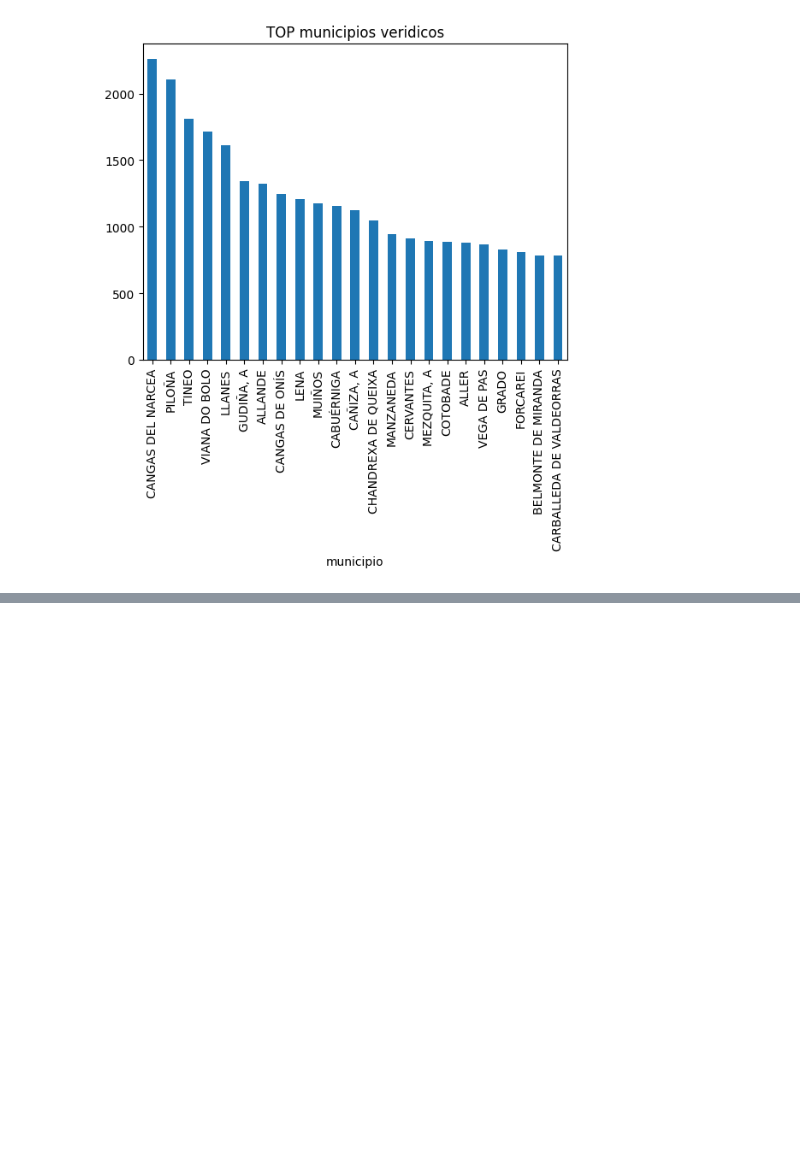
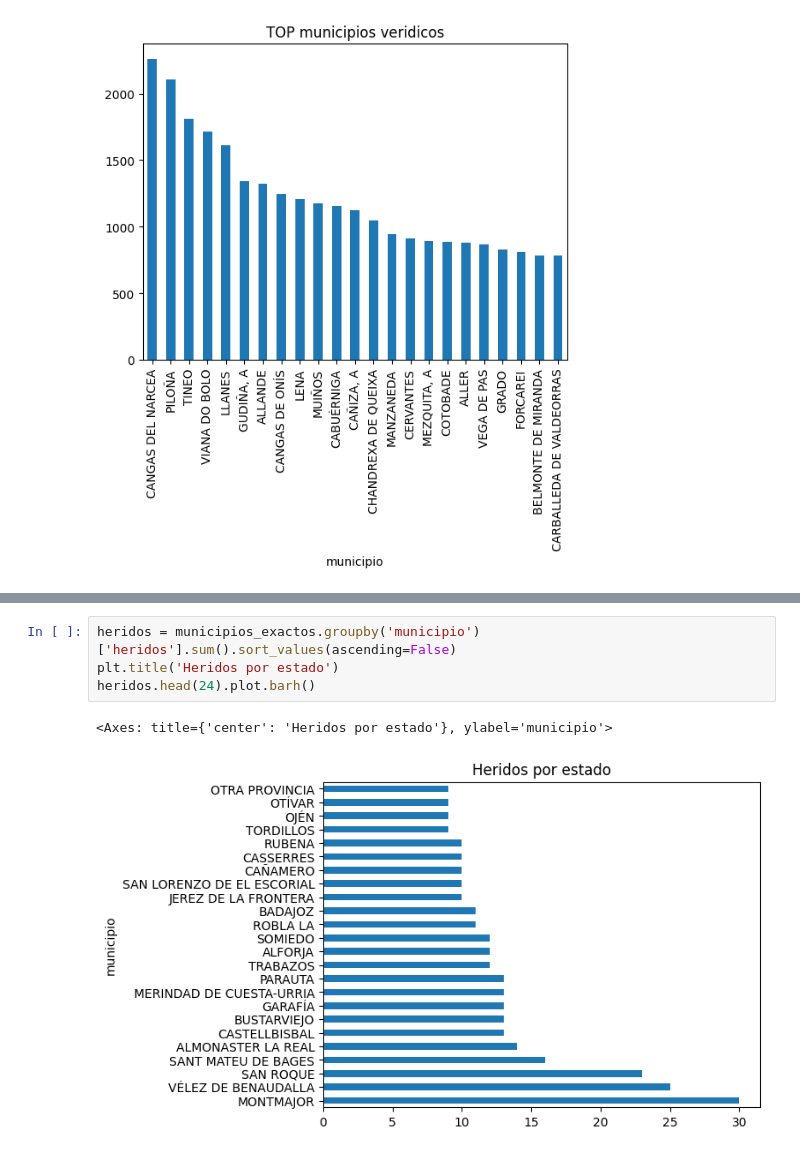
Before and after one commit to cesarvarela1998/Portafolio-personal, a Jupyter notebook: indencios/incendios.ipynb, the cells around one changed output, grey strips where cells are left out. Drawn from its saved outputs; the diff is of its cells as text; blank space fills up the shorter version.

```diff
--- a/indencios/incendios.ipynb
+++ b/indencios/incendios.ipynb
@@ -105,0 +143,7 @@ De acuerdo a la grafica vemos que donde hubo mayor indice de incendio fue entre
+# %%
+heridos = municipios_exactos.groupby('municipio')['heridos'].sum().sort_values(ascending=False)
+plt.title('Heridos por estado')
+heridos.head(24).plot.barh()
+# %% [output]
+<Axes: title={'center': 'Heridos por estado'}, ylabel='municipio'>
+[figure, added]
```
Also changed, not shown: parts of 13 cells of this notebook.
